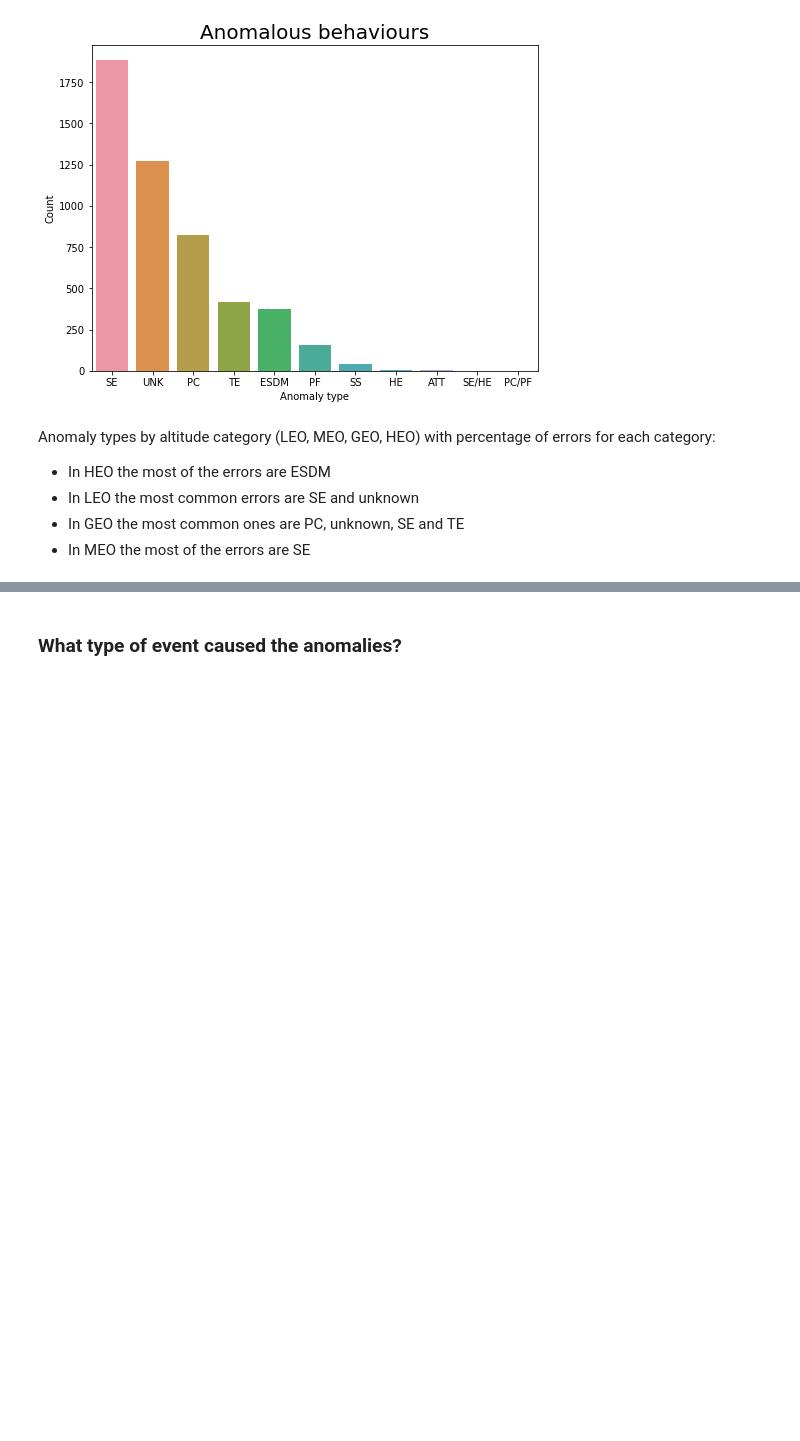
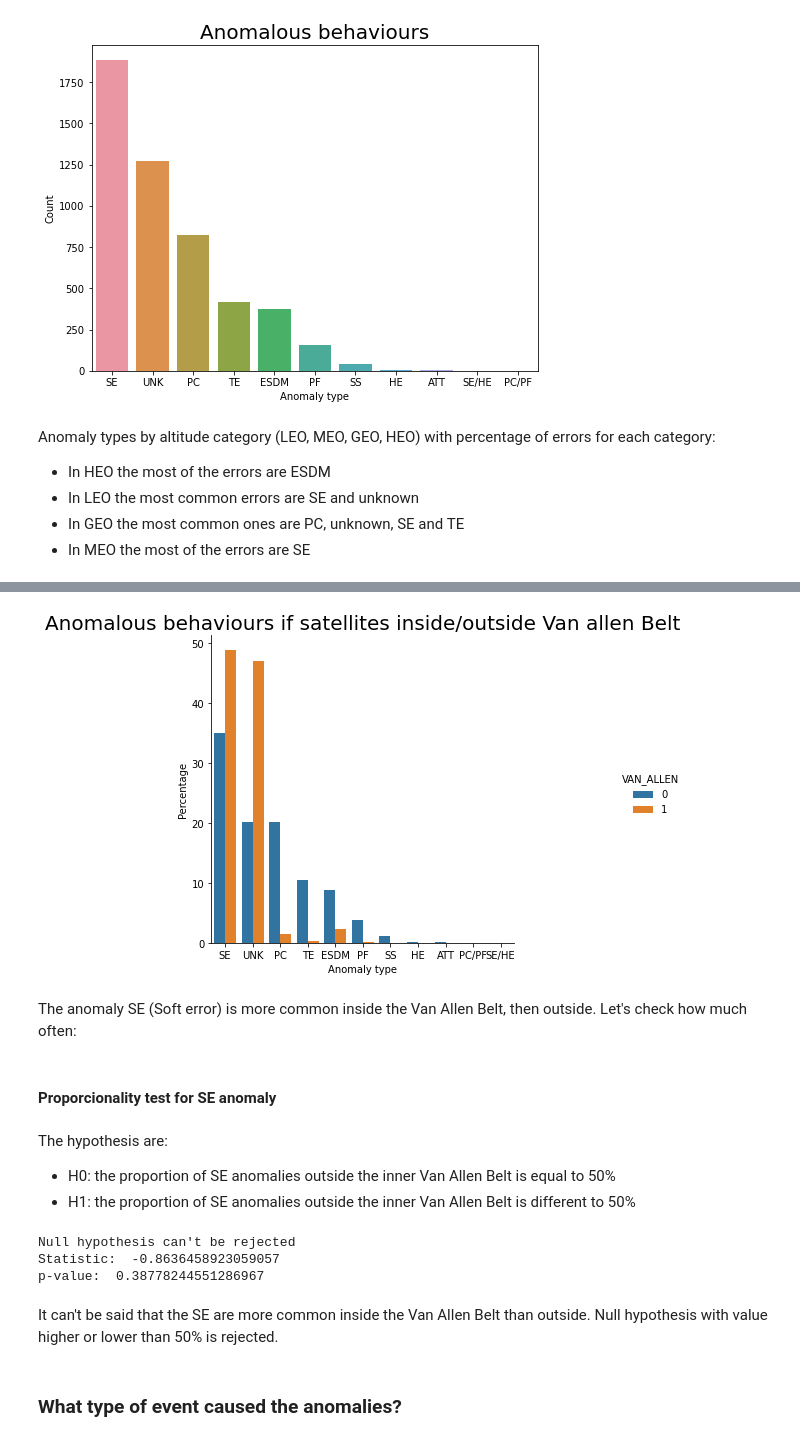
Before and after one commit to ironhack-bcn-data-pt/PR05-project-statistical-analysis, a Jupyter notebook: statistical-analysis.ipynb, the cells around one changed output, grey strips where cells are left out. Cells and saved outputs as stored; diff of their text form; code cells hidden in the pictures; blank space fills up the shorter version.

```diff
--- a/statistical-analysis.ipynb
+++ b/statistical-analysis.ipynb
@@ -585,3 +589,32 @@ ax.legend(loc='upper right');
+# %%
+aux = anom.groupby('VAN_ALLEN')['ATYPE'].value_counts(normalize=True).mul(100).rename('percent').reset_index()
+ax = sns.catplot(data=aux, x='ATYPE', y='percent', hue='VAN_ALLEN', kind='bar')
+ax.set(xlabel='Anomaly type', ylabel = 'Percentage', title='Anomalous behaviours if satellites inside/outside Van allen Belt');
+# %% [output]
+[figure, added]
+# %% [markdown]
+The anomaly SE (Soft error) is more common inside the Van Allen Belt, then outside. Let's check how much often:
+# %% [markdown]
+#### Proporcionality test for SE anomaly
+# %% [markdown]
+The hypothesis are:
+- H0: the proportion of SE anomalies outside the inner Van Allen Belt is equal to 50%
+- H1: the proportion of SE anomalies outside the inner Van Allen Belt is different to 50%
+# %%
+alpha = 0.05;
+
+st, p = proportions_ztest(count=anom[anom['ATYPE']=='SE']['VAN_ALLEN'].value_counts(), nobs=anom[anom['ATYPE']=='SE'].shape[0], value=0.50)
+
+print("Null hypothesis rejected") if p < alpha else print("Null hypothesis can't be rejected")
+
+print('Statistic: ', st)
+print('p-value: ', p)
+# %% [output]
+Null hypothesis can't be rejected
+Statistic:  -0.8636458923059057
+p-value:  0.38778244551286967
+# %% [markdown]
+It can't be said that the SE are more common inside the Van Allen Belt than outside. Null hypothesis with value higher or lower than 50% is rejected.
 # %% [markdown]
 ### What type of event caused the anomalies?
 # %% [markdown]
```
Also changed, not shown: parts of 15 cells of this notebook.
